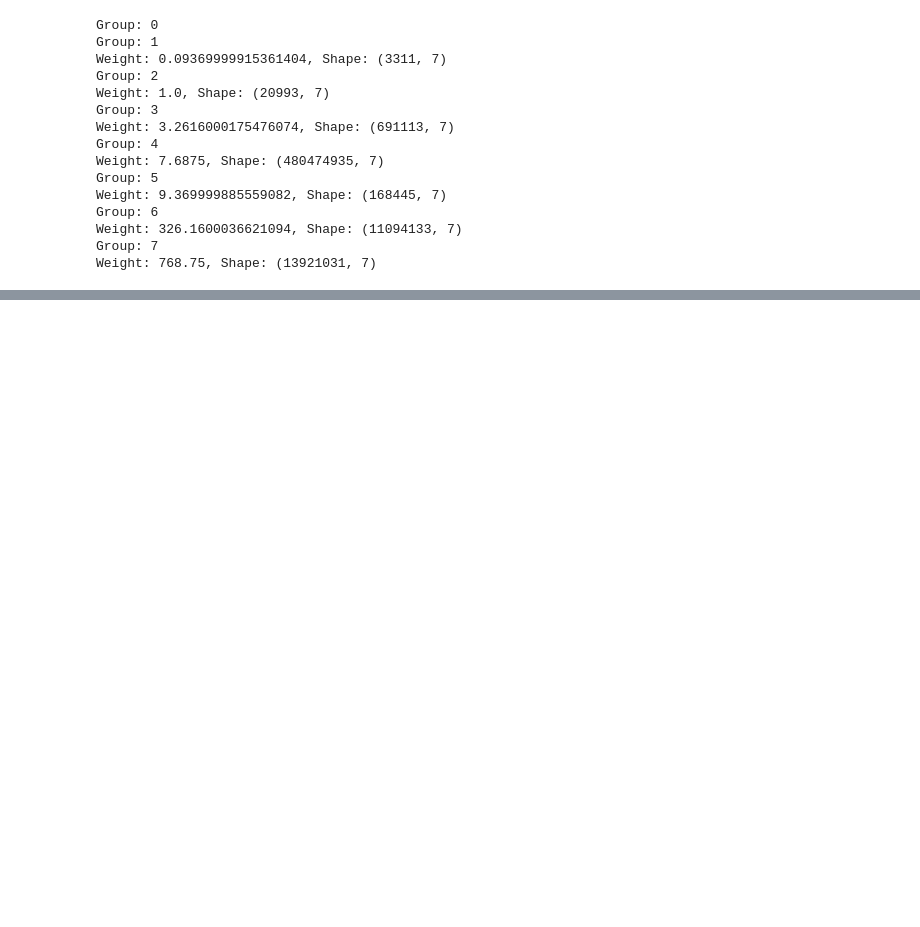
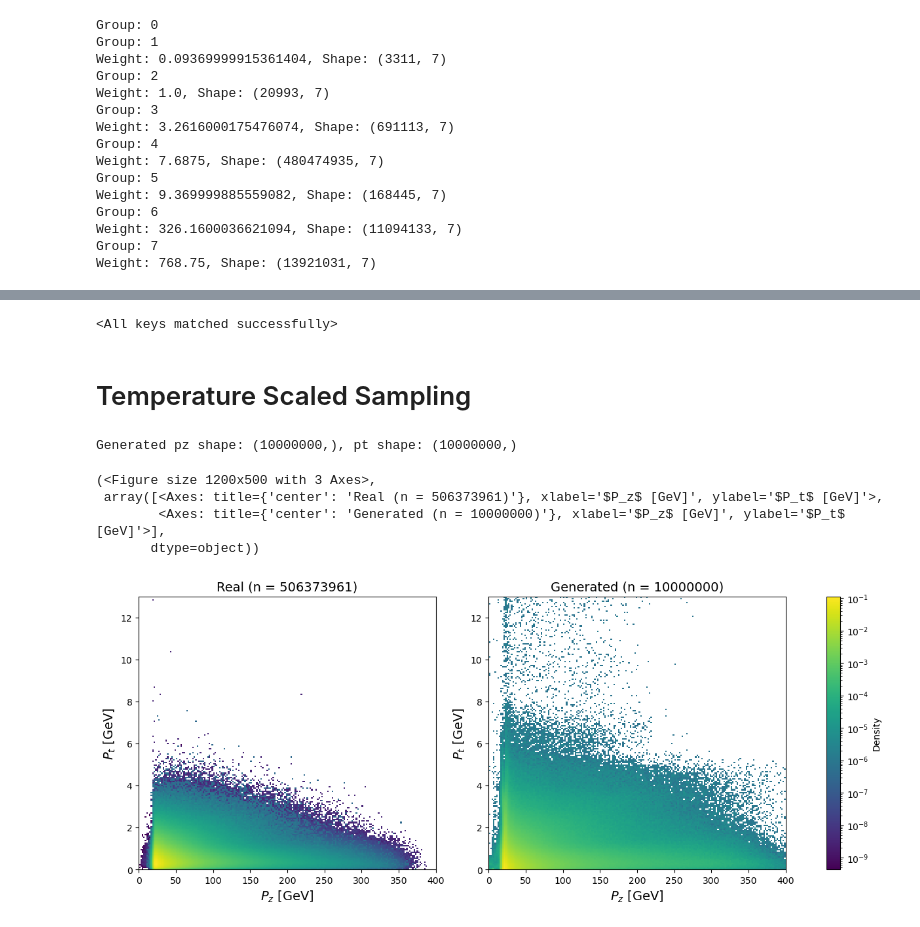
Before and after one commit to lfpc/muons_generator, a Jupyter notebook: nb_test_flow.ipynb, the cells around one changed output, grey strips where cells are left out. Cells and saved outputs as stored; diff of their text form; code cells hidden in the pictures; blank space fills up the shorter version.

```diff
--- a/nb_test_flow.ipynb
+++ b/nb_test_flow.ipynb
@@ -421,0 +181,23 @@ Number of real samples: 13921031, Number of generated samples: 15000000
+# %%
+model = torch.load('outputs/flow_model_2.pt', map_location='cpu', weights_only=False)["groups"]["combined"]
+flow = NeuralSplineFlow.from_config(model["config"])
+flow.load_state_dict(model["state_dict"])
+# %% [output]
+<All keys matched successfully>
+# %%
+n_samples = 1e9
+flow = flow.to(device)
+flow.eval()
+mean,std = model['mean'], model['std']
+t1 = time()
+sample = batch_sample(flow, n_samples, mean = mean, std = std)
+print(f"Sampling {real_weight} samples took {time()-t1:.2f} seconds")
+gen_pz = sample[:, 0]
+gen_pt = sample[:, 1]
+
+del sample, mean, std
+print(f"Generated pz shape: {gen_pz.shape}, pt shape: {gen_pt.shape}")
+# %%
+pz_real = np.concatenate([data[weight][:, 2] for weight in data.keys()])
+pt_real = np.sqrt(np.concatenate([data[weight][:, 0]**2 + data[weight][:, 1]**2 for weight in data.keys()]))
+weights = np.concatenate([np.full(data[w].shape[0], float(w), dtype=float) for w in data.keys()])
@@ -421,0 +254,27 @@ Number of real samples: 13921031, Number of generated samples: 15000000
+# %% [markdown]
+# Temperature Scaled Sampling
+# %%
+T = 1.5
+
+n_samples = 10e6
+flow = flow.to(device)
+flow.eval()
+mean,std = model['mean'], model['std']
+t1 = time()
+sample = batch_sample(flow, n_samples, mean = mean, std = std, temperature=T)
+#print(f"Sampling {real_weight} samples took {time()-t1:.2f} seconds")
+gen_pz = sample[:, 0]
+gen_pt = sample[:, 1]
+
+del sample, mean, std
+print(f"Generated pz shape: {gen_pz.shape}, pt shape: {gen_pt.shape}")
+# %% [output]
+Generated pz shape: (10000000,), pt shape: (10000000,)
+# %%
+compare_2d_histograms(pz_real, pt_real, gen_pz, gen_pt, real_w=weights)
+# %% [output]
+(<Figure size 1200x500 with 3 Axes>,
+ array([<Axes: title={'center': 'Real (n = 506373961)'}, xlabel='$P_z$ [GeV]', ylabel='$P_t$ [GeV]'>,
+        <Axes: title={'center': 'Generated (n = 10000000)'}, xlabel='$P_z$ [GeV]', ylabel='$P_t$ [GeV]'>],
+       dtype=object))
+[figure, added]
```
Also changed, not shown: parts of 58 cells of this notebook, 13 other files.
